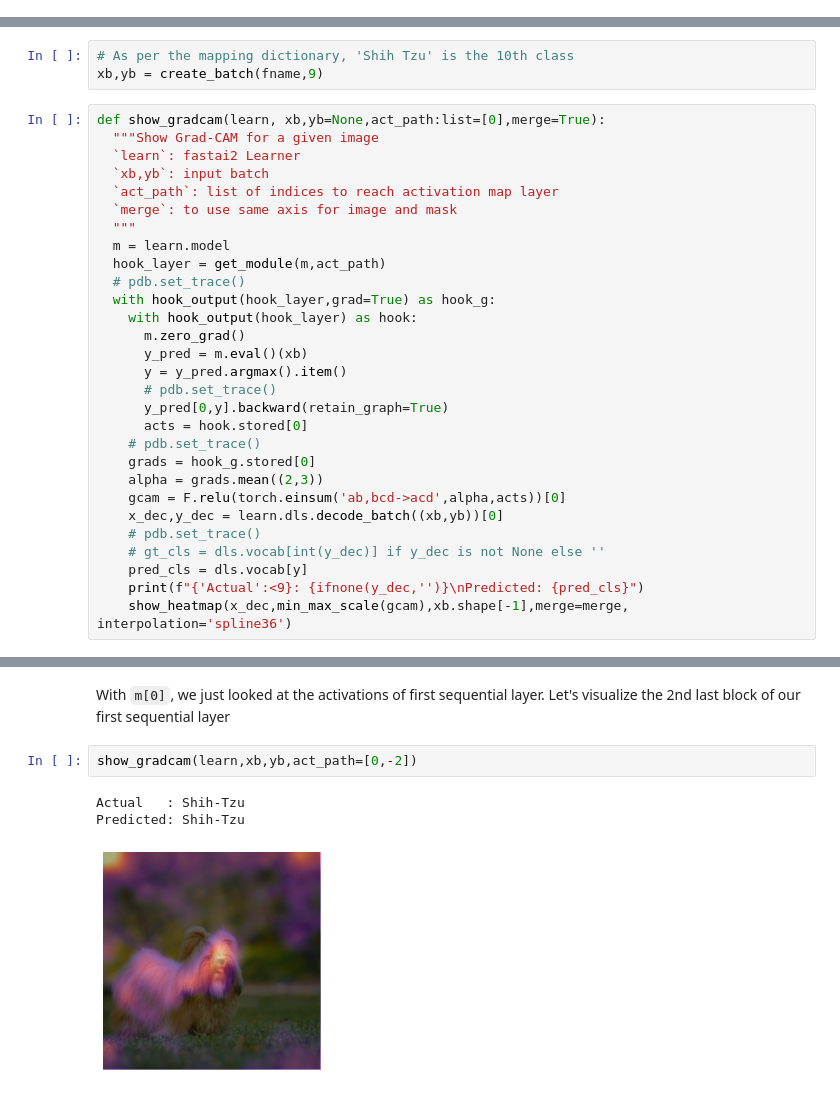
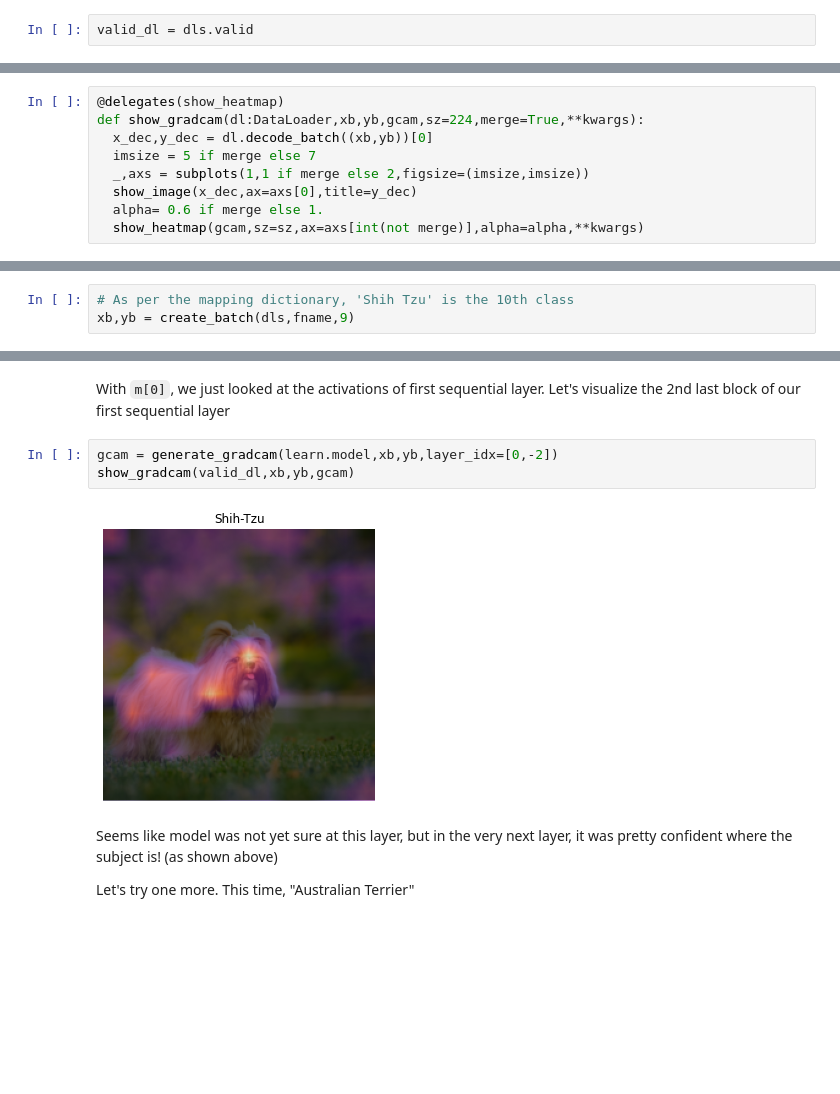
Before and after one commit to Kshitij09/fast_impl, a Jupyter notebook: nbs/visualizations/visualize.grad_cam.ipynb, the cells around one changed output, grey strips where cells are left out. Cells and saved outputs as stored; diff of their text form; blank space fills up the shorter version.

Commit message:
Update visualizations
* Added GuidedBackprop
* Updated Grad-CAM examples
* Implemented Guided Grad-CAM

Signed-off-:by Kshitij Patil <kshitijpatil98@gmail.com>

```diff
--- a/nbs/visualizations/visualize.grad_cam.ipynb
+++ b/nbs/visualizations/visualize.grad_cam.ipynb
@@ -81,0 +85,2 @@ dls.show_batch((xb,yb),max_n=9)
+# %%
+valid_dl = dls.valid
@@ -127,0 +156,9 @@ def show_heatmap(x,cam,sz,merge=False,figsize=(7,7),
+# %%
+@delegates(show_heatmap)
+def show_gradcam(dl:DataLoader,xb,yb,gcam,sz=224,merge=True,**kwargs):
+  x_dec,y_dec = dl.decode_batch((xb,yb))[0]
+  imsize = 5 if merge else 7
+  _,axs = subplots(1,1 if merge else 2,figsize=(imsize,imsize))
+  show_image(x_dec,ax=axs[0],title=y_dec)
+  alpha= 0.6 if merge else 1.
+  show_heatmap(gcam,sz=sz,ax=axs[int(not merge)],alpha=alpha,**kwargs)
@@ -156,32 +219,3 @@ def create_batch(fname,lbl_idx):
 # %%
 # As per the mapping dictionary, 'Shih Tzu' is the 10th class
-xb,yb = create_batch(fname,9)
+xb,yb = create_batch(dls,fname,9)
-# %%
-def show_gradcam(learn, xb,yb=None,act_path:list=[0],merge=True):
-  """Show Grad-CAM for a given image
-  `learn`: fastai2 Learner
-  `xb,yb`: input batch
-  `act_path`: list of indices to reach activation map layer
-  `merge`: to use same axis for image and mask
-  """
-  m = learn.model
-  hook_layer = get_module(m,act_path)
-  # pdb.set_trace()
-  with hook_output(hook_layer,grad=True) as hook_g:
-    with hook_output(hook_layer) as hook:
-      m.zero_grad()
-      y_pred = m.eval()(xb)
-      y = y_pred.argmax().item()
-      # pdb.set_trace()
-      y_pred[0,y].backward(retain_graph=True)
-      acts = hook.stored[0]
-    # pdb.set_trace()
-    grads = hook_g.stored[0]
-    alpha = grads.mean((2,3))
-    gcam = F.relu(torch.einsum('ab,bcd->acd',alpha,acts))[0]
-    x_dec,y_dec = learn.dls.decode_batch((xb,yb))[0]
-    # pdb.set_trace()
-    # gt_cls = dls.vocab[int(y_dec)] if y_dec is not None else ''
-    pred_cls = dls.vocab[y]
-    print(f"{'Actual':<9}: {ifnone(y_dec,'')}\nPredicted: {pred_cls}")
-    show_heatmap(x_dec,min_max_scale(gcam),xb.shape[-1],merge=merge, interpolation='spline36')
@@ -224,8 +255,11 @@ arch_summary(learn.model,verbose=True)
 # %% [markdown]
 With `m[0]`, we just looked at the activations of first sequential layer. Let's visualize the 2nd last block of our first sequential layer
 # %%
-show_gradcam(learn,xb,yb,act_path=[0,-2])
+gcam = generate_gradcam(learn.model,xb,yb,layer_idx=[0,-2])
+show_gradcam(valid_dl,xb,yb,gcam)
 # %% [output]
-Actual   : Shih-Tzu
-Predicted: Shih-Tzu
-[figure, old version]
+[figure, new version]
+# %% [markdown]
+Seems like model was not yet sure at this layer, but in the very next layer, it was pretty confident where the subject is! (as shown above)
+
+Let's try one more. This time, "Australian Terrier"
```
Also changed, not shown: parts of 48 cells of this notebook, 4 other files.
